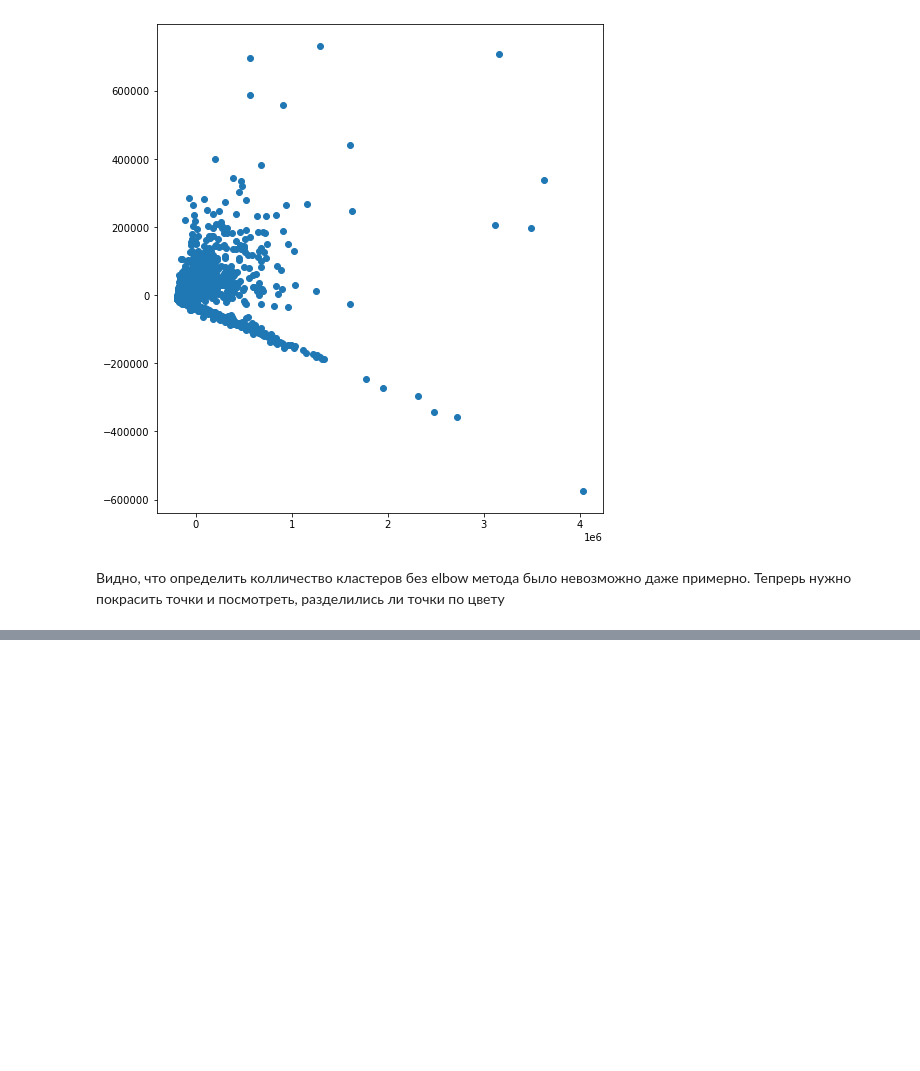
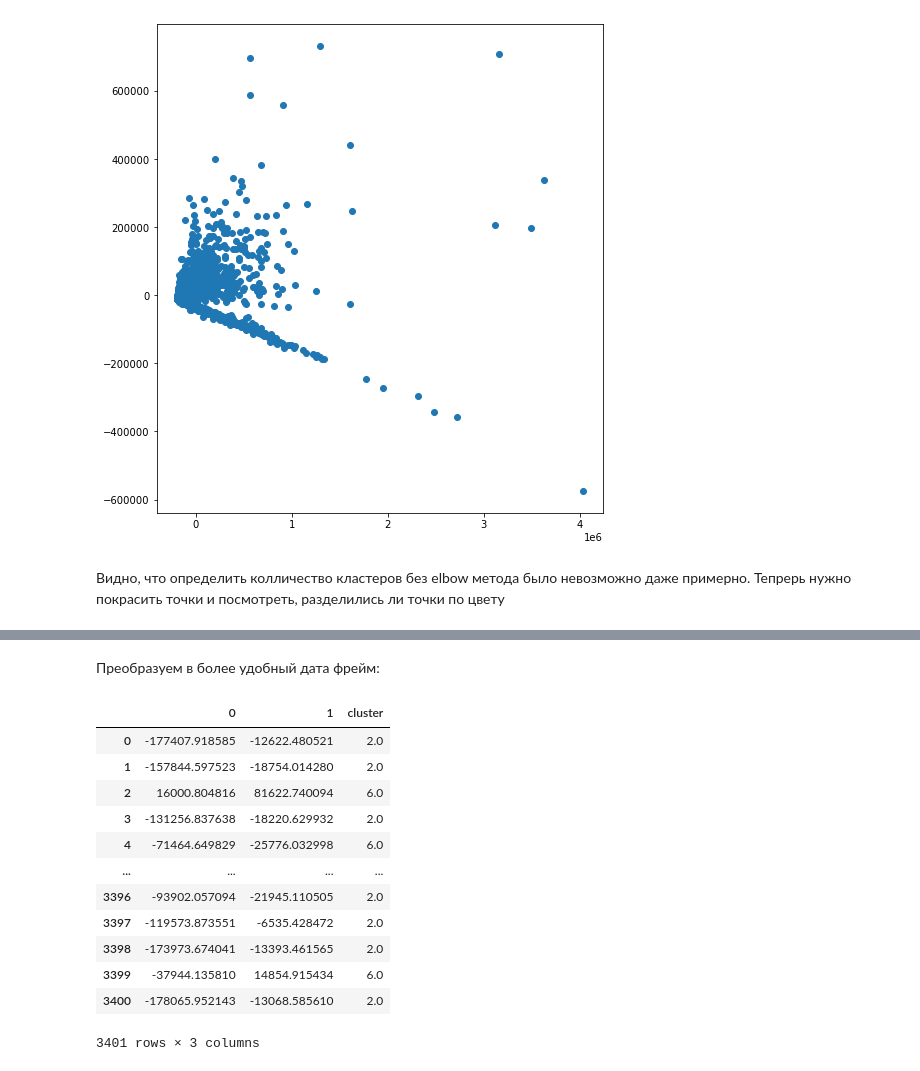
Before and after one commit to bobik2/Project1, a Jupyter notebook: Project.ipynb, the cells around one changed output, grey strips where cells are left out. Saved outputs shown, nothing was run; the diff lists cells and outputs as text; code cells hidden in the pictures; blank space fills up the shorter version.

```diff
--- a/Project.ipynb
+++ b/Project.ipynb
@@ -85,0 +99,19 @@ plt.scatter(x_pca[:,0],x_pca[:,1],)
+# %% [markdown]
+Преобразуем в более удобный дата фрейм:
+# %%
+df = pd.DataFrame(np.insert(x_pca,2,y_predict,axis=1)).rename(columns={2:'cluster'})
+df
+# %% [output]
+|  | 0 | 1 | cluster |
+| 0 | -177407.918585 | -12622.480521 | 2.0 |
+| 1 | -157844.597523 | -18754.014280 | 2.0 |
+| 2 | 16000.804816 | 81622.740094 | 6.0 |
+| 3 | -131256.837638 | -18220.629932 | 2.0 |
+| 4 | -71464.649829 | -25776.032998 | 6.0 |
+| ... | ... | ... | ... |
+| 3396 | -93902.057094 | -21945.110505 | 2.0 |
+| 3397 | -119573.873551 | -6535.428472 | 2.0 |
+| 3398 | -173973.674041 | -13393.461565 | 2.0 |
+| 3399 | -37944.135810 | 14854.915434 | 6.0 |
+| 3400 | -178065.952143 | -13068.585610 | 2.0 |
+3401 rows × 3 columns
```
Also changed, not shown: parts of 5 cells of this notebook.
